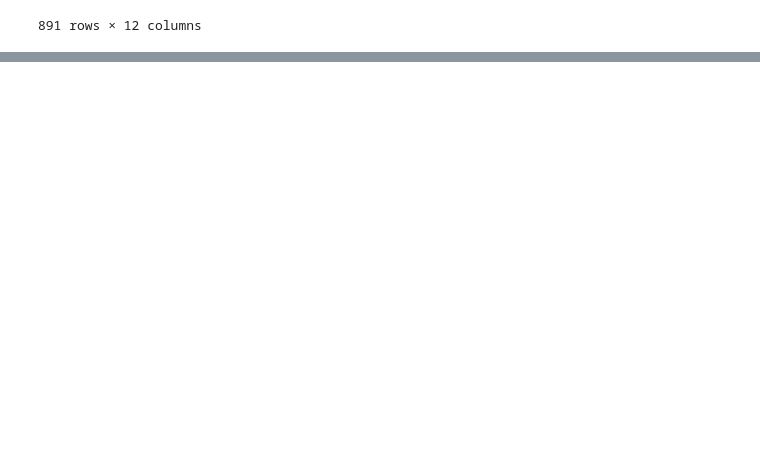
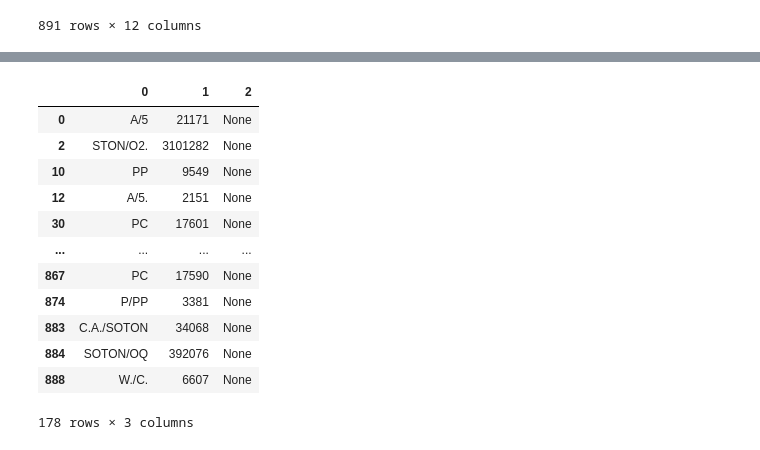
Before and after one commit to sydneycally-inclane-2812/titanic-survival-analysis, a Jupyter notebook: titanicSurvivalAnalysis.ipynb, the cells around one changed output, grey strips where cells are left out. Drawn from its saved outputs; the diff is of its cells as text; code cells hidden in the pictures; blank space fills up the shorter version.

```diff
--- a/titanicSurvivalAnalysis.ipynb
+++ b/titanicSurvivalAnalysis.ipynb
@@ -206,0 +288,17 @@ data_total1
+# %%
+separated = data_total1[data_total1["Ticket"].str.split(" ", expand=True)[0].str.isnumeric() == False]["Ticket"].str.split(" ", expand = True)
+separated
+# %% [output]
+|  | 0 | 1 | 2 |
+| 0 | A/5 | 21171 | None |
+| 2 | STON/O2. | 3101282 | None |
+| 10 | PP | 9549 | None |
+| 12 | A/5. | 2151 | None |
+| 30 | PC | 17601 | None |
+| ... | ... | ... | ... |
+| 867 | PC | 17590 | None |
+| 874 | P/PP | 3381 | None |
+| 883 | C.A./SOTON | 34068 | None |
+| 884 | SOTON/OQ | 392076 | None |
+| 888 | W./C. | 6607 | None |
+178 rows × 3 columns
```
Also changed, not shown: parts of 13 cells of this notebook.
